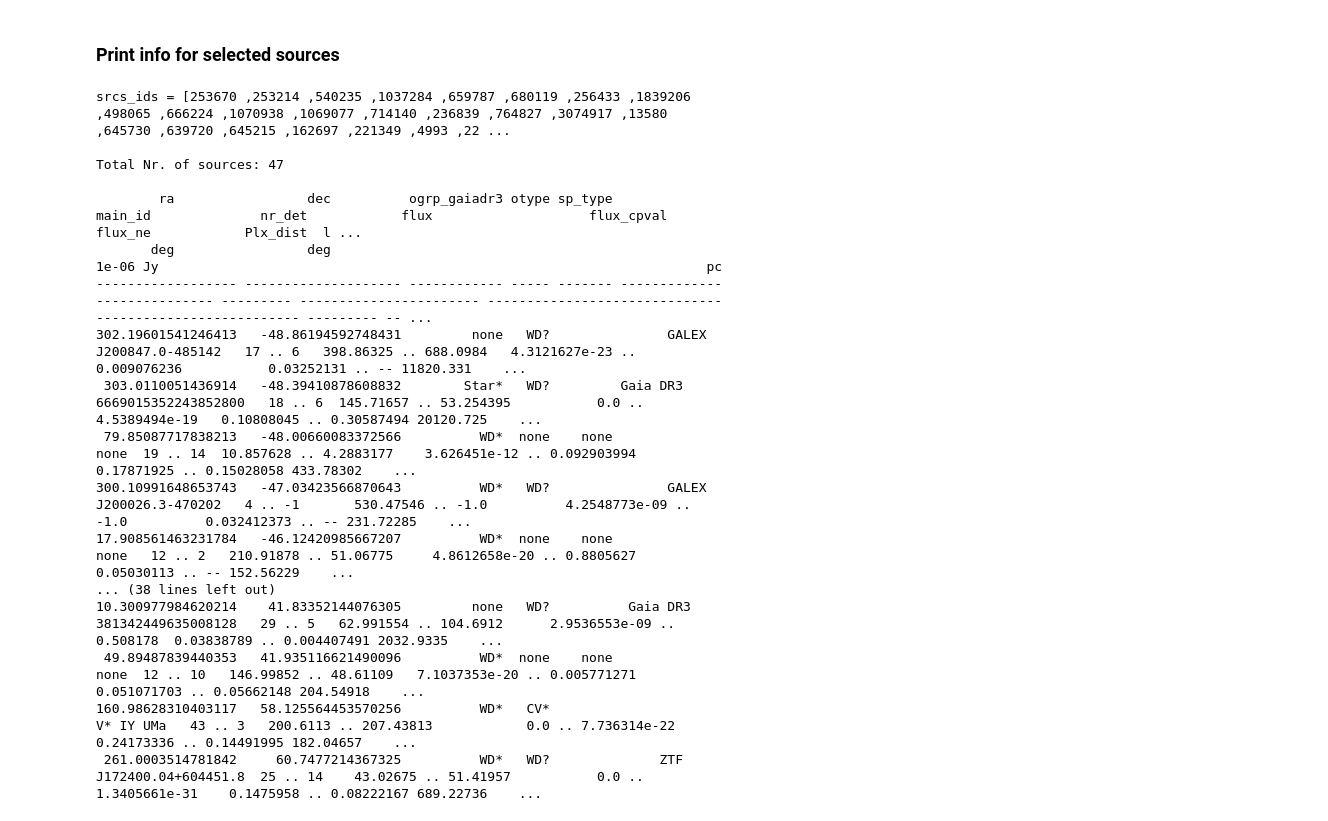
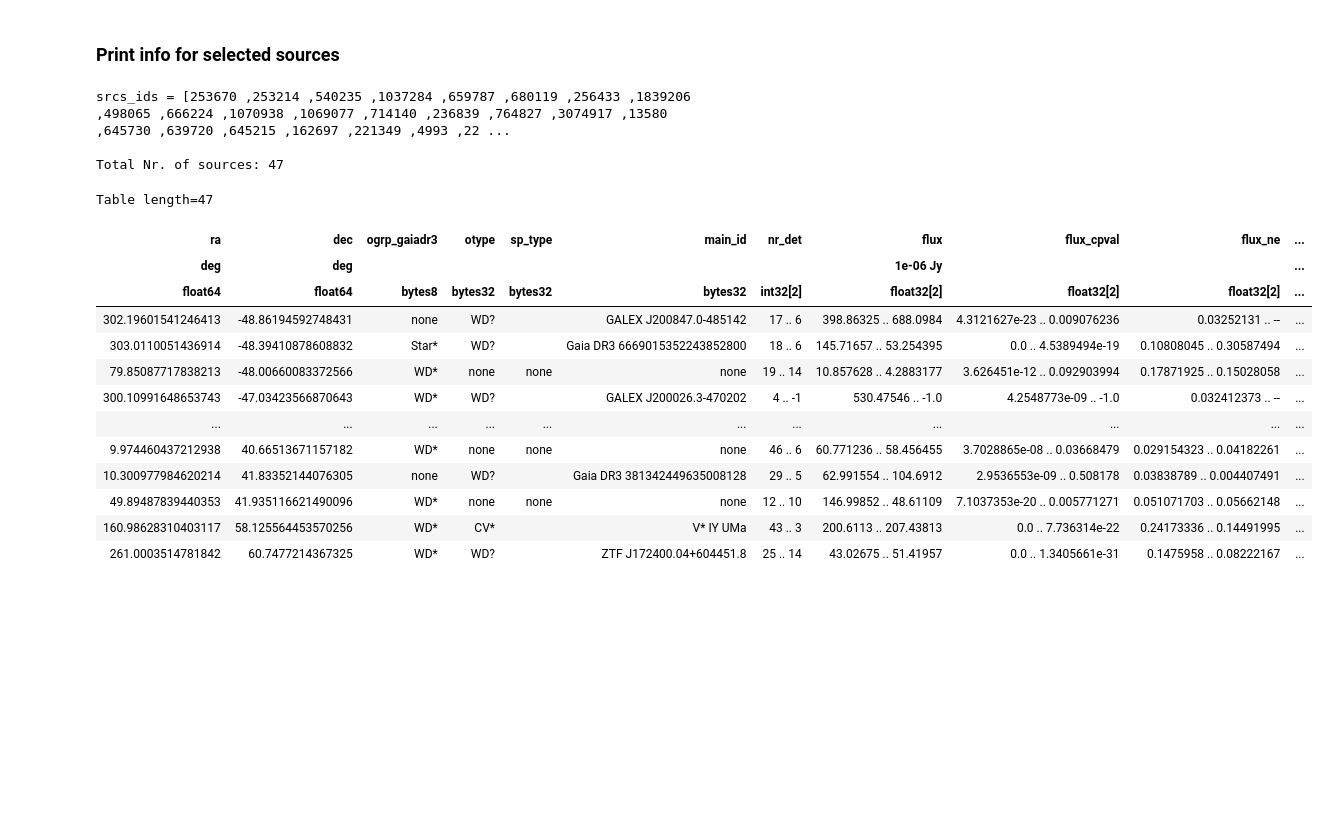
Before and after one commit to rbuehler/vasca, a Jupyter notebook: vasca/examples/select_sources.ipynb, the cells around one changed output. Saved outputs shown, nothing was run; the diff lists cells and outputs as text; code cells hidden in the pictures; blank space fills up the shorter version.

```diff
--- a/vasca/examples/select_sources.ipynb
+++ b/vasca/examples/select_sources.ipynb
@@ -70,39 +67,39 @@ Table length=56
 # %%
 # Make selection
 sel_otype = rc.tt_sources["otype"] ==  "RR*"# "No*"#"HS?" #"BS*" #"PM*" # # "SN*" #"EB*"
 sel_otypes = (rc.tt_sources["otype"] ==  "WD?")  + (rc.tt_sources["otype"] =="WD*") + (rc.tt_sources["ogrp_gaiadr3"] =="WD*")
 sel_flux_nxv = rc.tt_sources["flux_nxv"][:,0]>2
 sel_flux_hr = rc.tt_sources["hr"]>2
 sel_src_id = rc.tt_sources["rg_src_id"]==15179
 sel_period = (rc.tt_sources["ls_peak_pval"]>-0.5) * (rc.tt_sources["ls_peak_pval"]<0.000000573303) * (rc.tt_sources["ls_model_rchiq"]<1.1)# # 3 sigma 0.002699796063, 4 sigma 0.000063342484, 5 sigma 0.000000573303
 sel_srcs =  sel_otypes #sel_period #sel_otypes  #sel_src_id  #sel_flux_nxv #sel_otype # sel_flux_nxv_fuv # sel_flux_hr#
 
 #Print oout list of source IDs to be used for further use, e.g. in inspect_sources.ipynb
 print("\nsrcs_ids = [", end="")
 for src_id in rc.tt_sources[sel_srcs]["rg_src_id"].data:
     print(src_id,",", end="")
 print("]\n")
 print("Total Nr. of sources:",sel_srcs.sum(),"\n")
 
 #Display match and simbad table for selected sources
-cols_write = ["ra","dec","ogrp_gaiadr3","otype","sp_type","main_id","nr_det","flux","flux_cpval","flux_ne","Plx_dist","ls_peak_pval","ls_model_rchiq","rg_src_id"]
-rc.tt_sources[sel_srcs][cols_write].pprint_all() #["sp_type","main_id"]
+cols_write = ["ra","dec","ogrp_gaiadr3","otype","sp_type","main_id","nr_det","flux","flux_cpval","flux_ne","Plx_dist","ls_peak_pval","ls_model_rchiq","VarFlag","rg_src_id"]
+display(rc.tt_sources[sel_srcs][cols_write] )#["sp_type","main_id"]
 rc.tt_sources[sel_srcs][cols_write].write("sources.ecsv",overwrite=True,delimiter=',')
 # %% [output]
 srcs_ids = [253670 ,253214 ,540235 ,1037284 ,659787 ,680119 ,256433 ,1839206 ,498065 ,666224 ,1070938 ,1069077 ,714140 ,236839 ,764827 ,3074917 ,13580 ,645730 ,639720 ,645215 ,162697 ,221349 ,4993 ,22 ...
 
 Total Nr. of sources: 47
-
-        ra                 dec          ogrp_gaiadr3 otype sp_type           main_id              nr_det            flux                    flux_cpval                    flux_ne            Plx_dist  l ...
-       deg                 deg                                                                                    1e-06 Jy                                                                      pc
------------------- -------------------- ------------ ----- ------- ---------------------------- --------- ----------------------- ------------------------------ -------------------------- --------- -- ...
-302.19601541246413   -48.86194592748431         none   WD?               GALEX J200847.0-485142   17 .. 6   398.86325 .. 688.0984   4.3121627e-23 .. 0.009076236           0.03252131 .. -- 11820.331    ...
- 303.0110051436914   -48.39410878608832        Star*   WD?         Gaia DR3 6669015352243852800   18 .. 6  145.71657 .. 53.254395           0.0 .. 4.5389494e-19   0.10808045 .. 0.30587494 20120.725    ...
- 79.85087717838213   -48.00660083372566          WD*  none    none                         none  19 .. 14  10.857628 .. 4.2883177    3.626451e-12 .. 0.092903994   0.17871925 .. 0.15028058 433.78302    ...
-300.10991648653743   -47.03423566870643          WD*   WD?               GALEX J200026.3-470202   4 .. -1       530.47546 .. -1.0          4.2548773e-09 .. -1.0          0.032412373 .. -- 231.72285    ...
-17.908561463231784   -46.12420985667207          WD*  none    none                         none   12 .. 2   210.91878 .. 51.06775     4.8612658e-20 .. 0.8805627           0.05030113 .. -- 152.56229    ...
-... (38 lines left out)
-10.300977984620214    41.83352144076305         none   WD?          Gaia DR3 381342449635008128   29 .. 5   62.991554 .. 104.6912      2.9536553e-09 .. 0.508178  0.03838789 .. 0.004407491 2032.9335    ...
- 49.89487839440353   41.935116621490096          WD*  none    none                         none  12 .. 10   146.99852 .. 48.61109   7.1037353e-20 .. 0.005771271  0.051071703 .. 0.05662148 204.54918    ...
-160.98628310403117   58.125564453570256          WD*   CV*                            V* IY UMa   43 .. 3   200.6113 .. 207.43813            0.0 .. 7.736314e-22   0.24173336 .. 0.14491995 182.04657    ...
- 261.0003514781842     60.7477214367325          WD*   WD?              ZTF J172400.04+604451.8  25 .. 14    43.02675 .. 51.41957           0.0 .. 1.3405661e-31    0.1475958 .. 0.08222167 689.22736    ...
+Table length=47
+| ra | dec | ogrp_gaiadr3 | otype | sp_type | main_id | nr_det | flux | flux_cpval | flux_ne | ... |
+| deg | deg |  |  |  |  |  | 1e-06 Jy |  |  | ... |
+| float64 | float64 | bytes8 | bytes32 | bytes32 | bytes32 | int32[2] | float32[2] | float32[2] | float32[2] | ... |
+| 302.19601541246413 | -48.86194592748431 | none | WD? |  | GALEX J200847.0-485142 | 17 .. 6 | 398.86325 .. 688.0984 | 4.3121627e-23 .. 0.009076236 | 0.03252131 .. -- | ... |
+| 303.0110051436914 | -48.39410878608832 | Star* | WD? |  | Gaia DR3 6669015352243852800 | 18 .. 6 | 145.71657 .. 53.254395 | 0.0 .. 4.5389494e-19 | 0.10808045 .. 0.30587494 | ... |
+| 79.85087717838213 | -48.00660083372566 | WD* | none | none | none | 19 .. 14 | 10.857628 .. 4.2883177 | 3.626451e-12 .. 0.092903994 | 0.17871925 .. 0.15028058 | ... |
+| 300.10991648653743 | -47.03423566870643 | WD* | WD? |  | GALEX J200026.3-470202 | 4 .. -1 | 530.47546 .. -1.0 | 4.2548773e-09 .. -1.0 | 0.032412373 .. -- | ... |
+| ... | ... | ... | ... | ... | ... | ... | ... | ... | ... | ... |
+| 9.974460437212938 | 40.66513671157182 | WD* | none | none | none | 46 .. 6 | 60.771236 .. 58.456455 | 3.7028865e-08 .. 0.03668479 | 0.029154323 .. 0.04182261 | ... |
+| 10.300977984620214 | 41.83352144076305 | none | WD? |  | Gaia DR3 381342449635008128 | 29 .. 5 | 62.991554 .. 104.6912 | 2.9536553e-09 .. 0.508178 | 0.03838789 .. 0.004407491 | ... |
+| 49.89487839440353 | 41.935116621490096 | WD* | none | none | none | 12 .. 10 | 146.99852 .. 48.61109 | 7.1037353e-20 .. 0.005771271 | 0.051071703 .. 0.05662148 | ... |
+| 160.98628310403117 | 58.125564453570256 | WD* | CV* |  | V* IY UMa | 43 .. 3 | 200.6113 .. 207.43813 | 0.0 .. 7.736314e-22 | 0.24173336 .. 0.14491995 | ... |
+| 261.0003514781842 | 60.7477214367325 | WD* | WD? |  | ZTF J172400.04+604451.8 | 25 .. 14 | 43.02675 .. 51.41957 | 0.0 .. 1.3405661e-31 | 0.1475958 .. 0.08222167 | ... |
```
Also changed, not shown: parts of 1 cell of this notebook, 3 other files.
